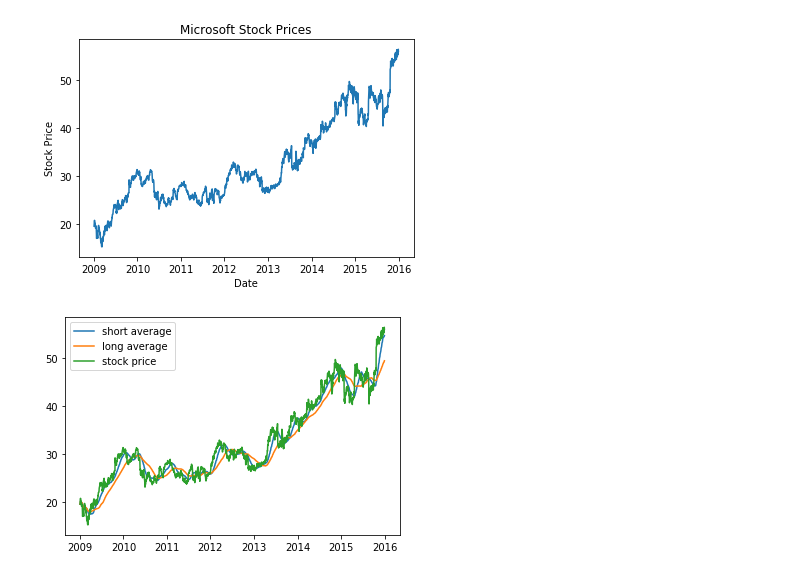
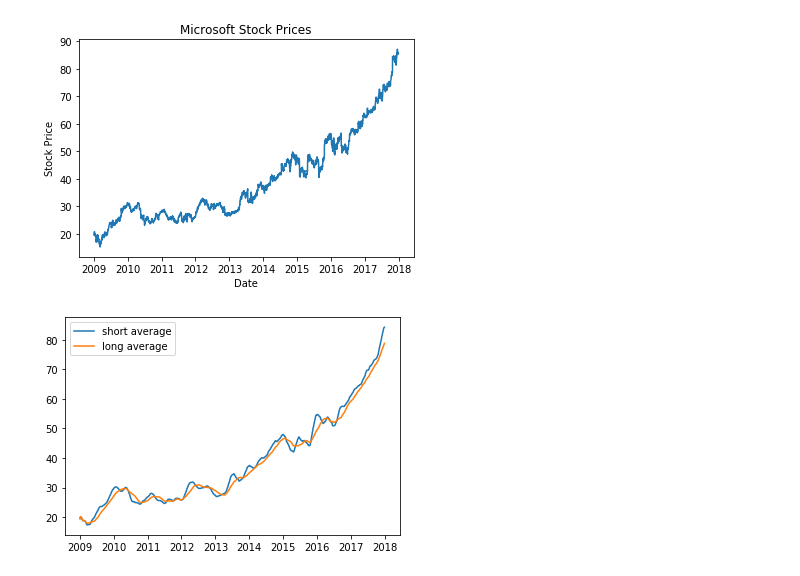
Before and after one commit to VioletD789/Algo-Trading, a Jupyter notebook: Practice.ipynb, the cells around one changed output. Saved outputs shown, nothing was run; the diff lists cells and outputs as text; code cells hidden in the pictures.

```diff
--- a/Practice.ipynb
+++ b/Practice.ipynb
@@ -65,7 +66,7 @@ plt.show()
 # %%
 #Microsoft
 msSymbol = "WIKI/MSFT"
-msDf = quandl.get(msSymbol, start_date="2009-01-01", end_date="2016-01-01")
+msDf = quandl.get(msSymbol, start_date="2009-01-01", end_date="2018-01-01")
 msDf
 # %% [output]
 |  | Open | High | Low | Close | Volume | Ex-Dividend | Split Ratio | Adj. Open | Adj. High | Adj. Low | ... |
@@ -89,7 +90,7 @@ plt.ylabel("Stock Price")
 plt.title("Microsoft Stock Prices")
 plt.show()
 # %% [output]
-[figure, old version]
+[figure, new version]
 # %%
 #rolling average
 
@@ -102,11 +103,11 @@ def rollingAverage(interval, data, column):
 # %%
 shortAvgMS = rollingAverage(short_average, msDf, "Open")
 longAvgMS = rollingAverage(long_average, msDf, "Open")
 
 plt.plot(msDf.index, shortAvgMS,label="short average")
 plt.plot(msDf.index, longAvgMS, label="long average")
-plt.plot(msDf.index, msDf["Open"], label = "stock price")
+#plt.plot(msDf.index, msDf["Open"], label = "stock price")
 plt.legend()
 plt.show()
 # %% [output]
-[figure, old version]
+[figure, new version]
```
Also changed, not shown: parts of 10 cells of this notebook.
